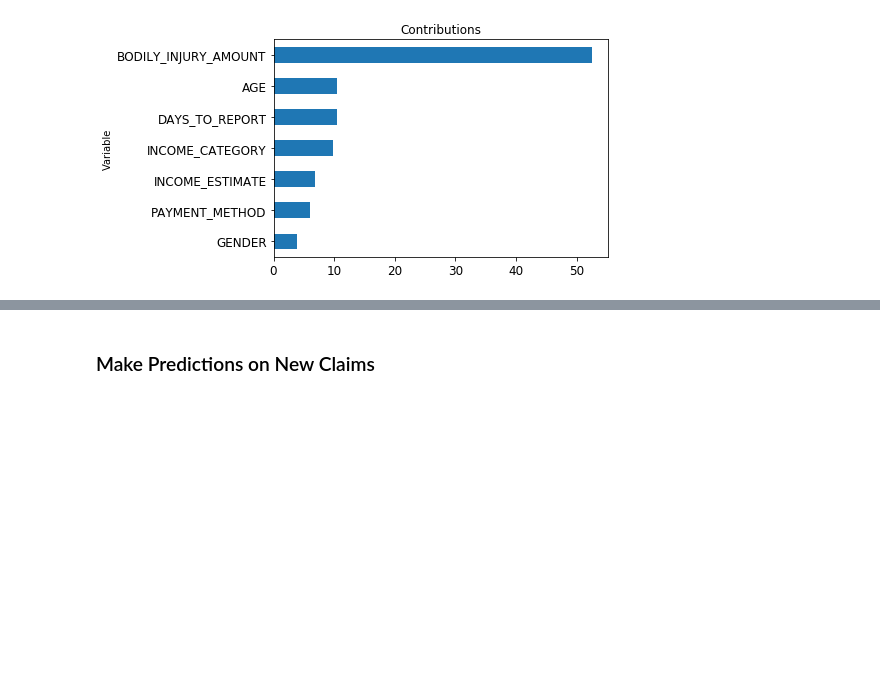
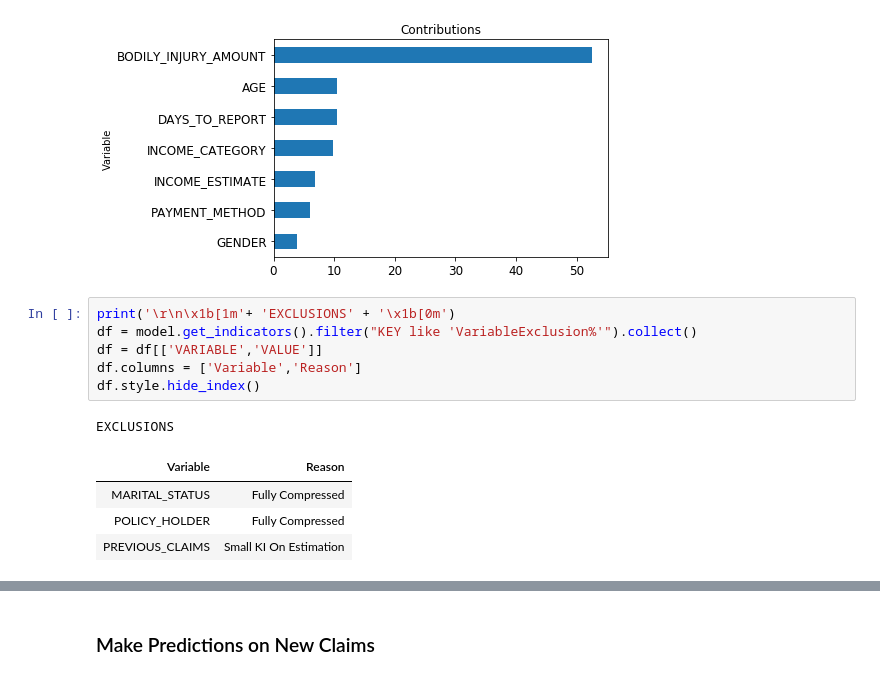
Before and after one commit to SAP-samples/hana-ml-samples, a Jupyter notebook: Python-API/apl/notebooks/HANA_ML_APL_RR_FRAUD.ipynb, the cells around one changed output, grey strips where cells are left out. Saved outputs shown, nothing was run; the diff lists cells and outputs as text; blank space fills up the shorter version.

Commit message:
Added to RR Fraud Correlations & Exclusions

```diff
--- a/Python-API/apl/notebooks/HANA_ML_APL_RR_FRAUD.ipynb
+++ b/Python-API/apl/notebooks/HANA_ML_APL_RR_FRAUD.ipynb
@@ -73,3 +73,15 @@ dfs.plot(kind='barh', x='Variable', y='Contribution', title=c_title, legend=Fals
 plt.show()
 # %% [output]
 [figure]
+# %%
+print('\r\n\x1b[1m'+ 'EXCLUSIONS' + '\x1b[0m')
+df = model.get_indicators().filter("KEY like 'VariableExclusion%'").collect()
+df = df[['VARIABLE','VALUE']]
+df.columns = ['Variable','Reason']
+df.style.hide_index()
+# %% [output]
+EXCLUSIONS
+| Variable | Reason |
+| MARITAL_STATUS | Fully Compressed |
+| POLICY_HOLDER | Fully Compressed |
+| PREVIOUS_CLAIMS | Small KI On Estimation |
```
Also changed, not shown: parts of 5 cells of this notebook.
